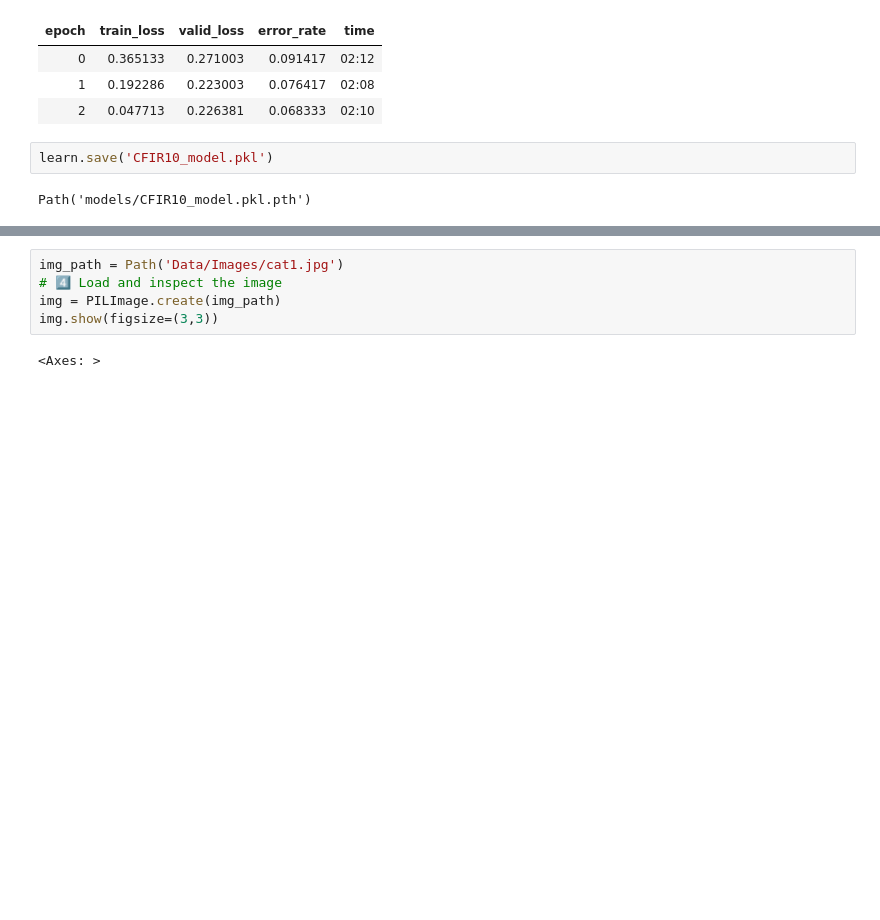
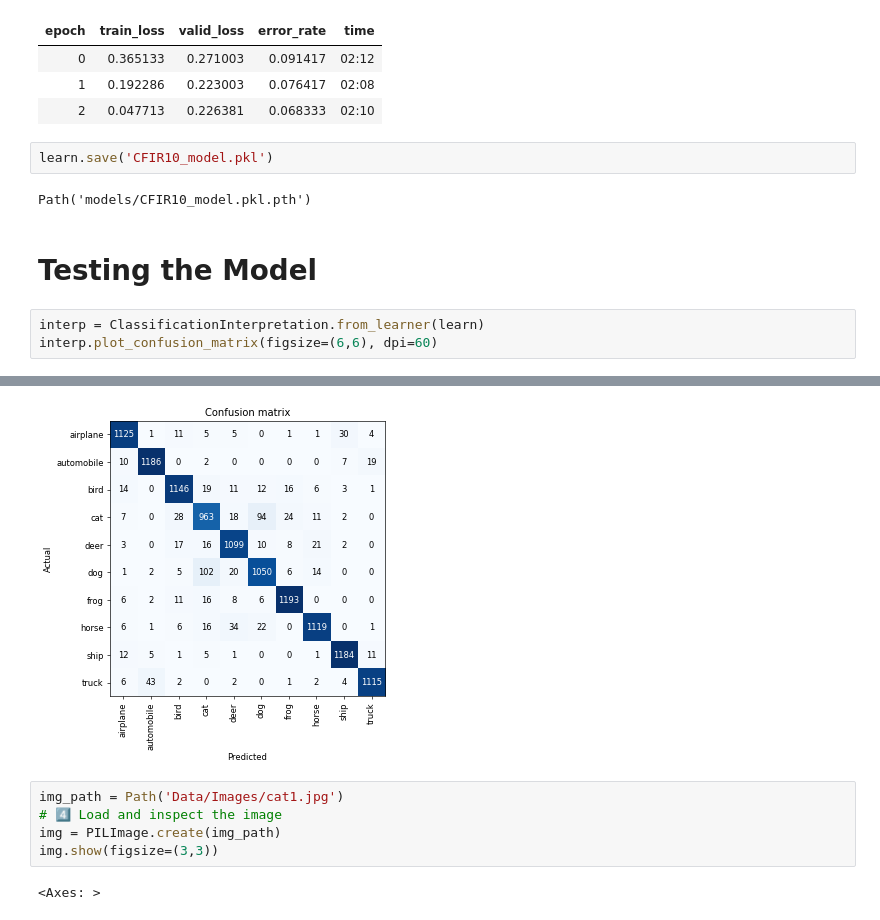
Before and after one commit to mattygking/AI-Safety-Journey, a Jupyter notebook: InspectAI/playground.ipynb, the cells around one changed output, grey strips where cells are left out. Cells and saved outputs as stored; diff of their text form; blank space fills up the shorter version.

Commit message:
Landscape Model

```diff
--- a/InspectAI/playground.ipynb
+++ b/InspectAI/playground.ipynb
@@ -50,3 +50,9 @@ Downloading: "https://download.pytorch.org/models/resnet18-f37072fd.pth" to /Use
 learn.save('CFIR10_model.pkl')
 # %% [output]
 Path('models/CFIR10_model.pkl.pth')
+# %% [markdown]
+# Testing the Model
+# %%
+interp = ClassificationInterpretation.from_learner(learn)
+interp.plot_confusion_matrix(figsize=(6,6), dpi=60)
+# %% [output]
@@ -53,3 +61,4 @@ Path('models/CFIR10_model.pkl.pth')
+[figure, added]
 # %%
 img_path = Path('Data/Images/cat1.jpg')
 # 4️⃣ Load and inspect the image
```
Also changed, not shown: parts of 1 cell of this notebook, 2 other files.
